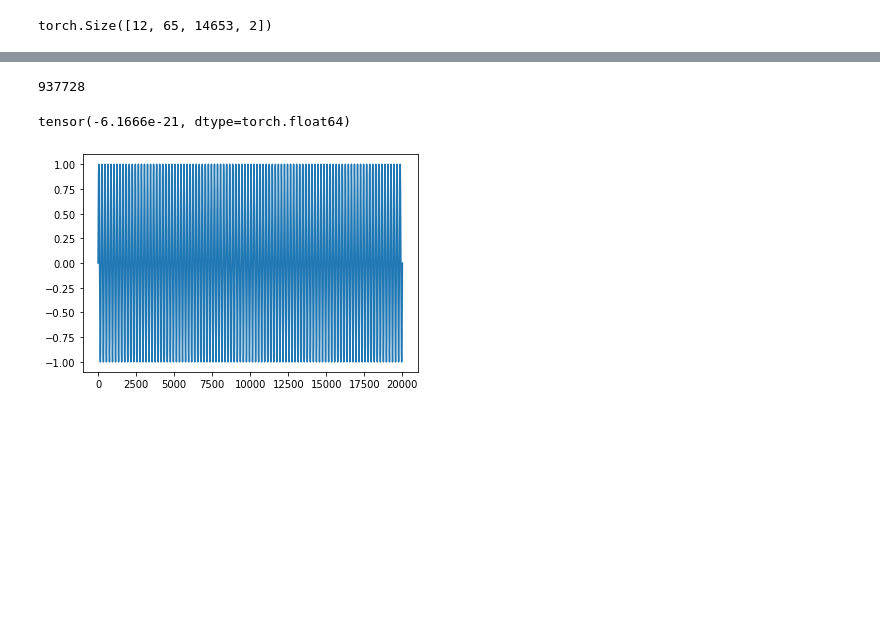
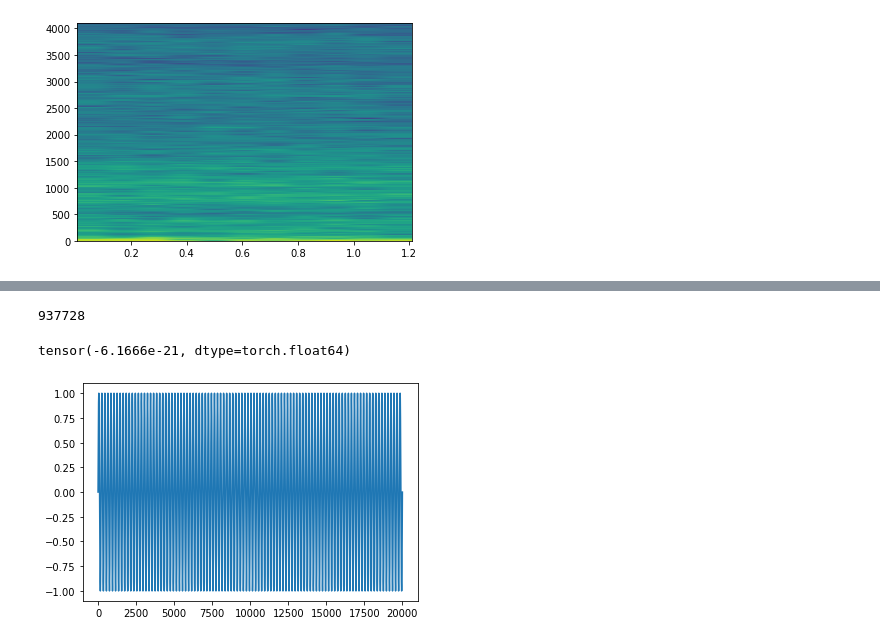
Before and after one commit to lsg1213/ai_model, a Jupyter notebook: pytorch/test_model/Untitled.ipynb, the cells around one changed output, grey strips where cells are left out. Drawn from its saved outputs; the diff is of its cells as text; code cells hidden in the pictures; blank space fills up the shorter version.

```diff
--- a/pytorch/test_model/Untitled.ipynb
+++ b/pytorch/test_model/Untitled.ipynb
@@ -41,7 +93,11 @@ torch.Size([12, 65, 32, 2])
-# %%
-st.shape
-# %% [output]
-torch.Size([12, 65, 14653, 2])
+# %%
+fig = plt.figure()
+ax = fig.add_subplot()
+
+# ax.plot(stft(f[0]).cpu().numpy()[0])
+Pxx, freqs, bins, im = plt.specgram(accel_raw_data[0][:10240,0], NFFT=config.nfft, Fs=8192,)
+# %% [output]
+[figure, added]
 # %%
 fig = plt.figure()
 ax = fig.add_subplot()
```
Also changed, not shown: parts of 6 cells of this notebook, 3 other files.
